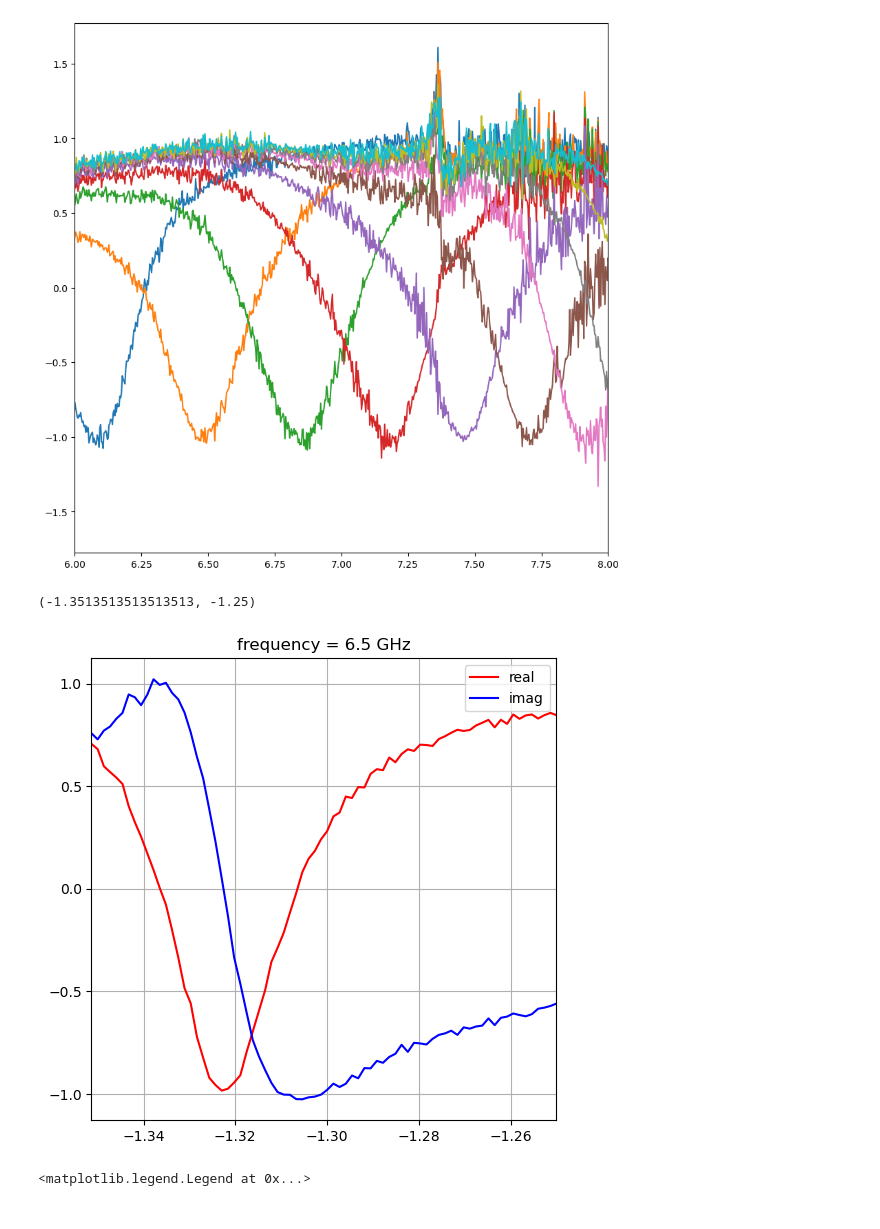
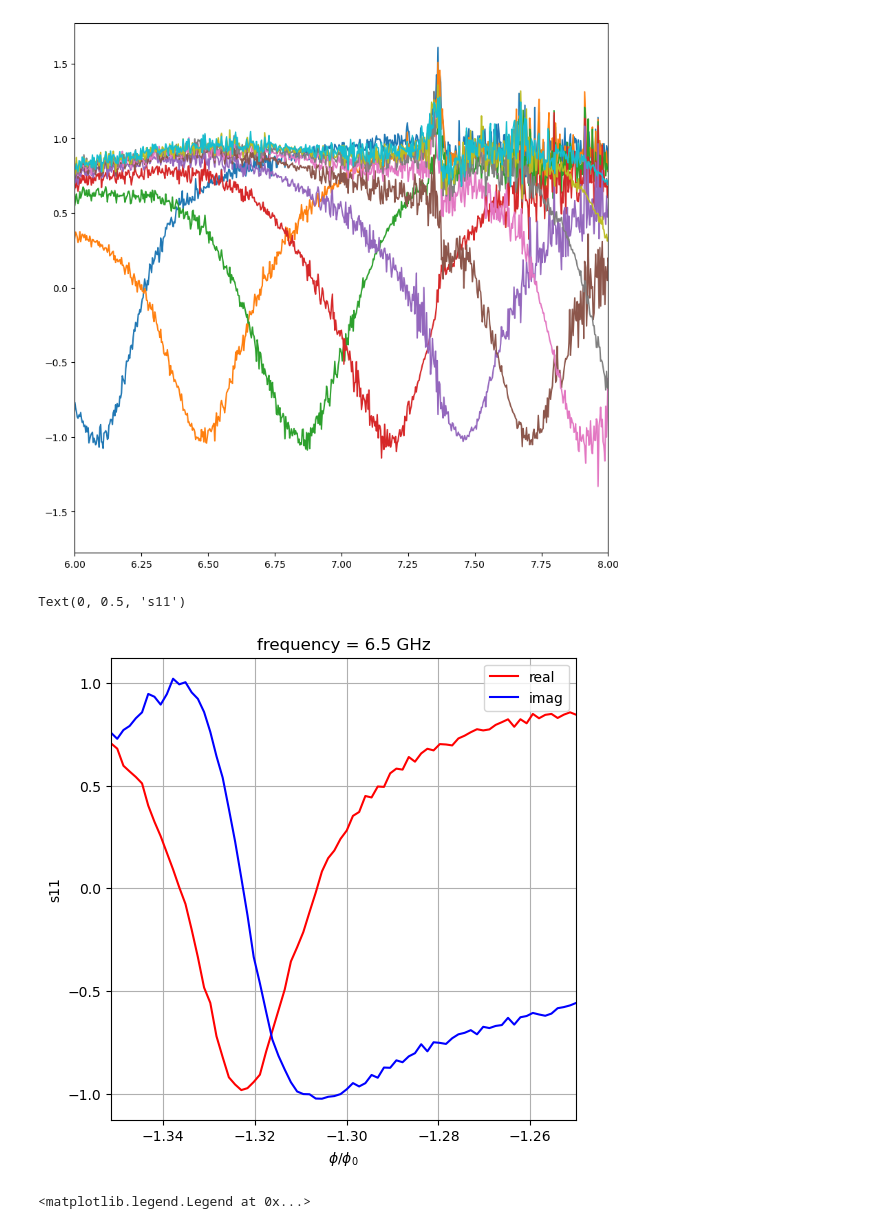
Before and after one commit to lafefspietz/jcal, a Jupyter notebook: unwrapped-s-fits.ipynb, the cells around one changed output. Cells and saved outputs as stored; diff of their text form; code cells hidden in the pictures.

```diff
--- a/unwrapped-s-fits.ipynb
+++ b/unwrapped-s-fits.ipynb
@@ -376,15 +396,17 @@ plt.xlim(6,8)
 # %%
 fig = plt.figure(figsize=(6, 6))
 plt.plot(phiwave[0:200],realxy.transpose()[800][0:200],color="red")
 plt.plot(phiwave[0:200],imagxy.transpose()[800][0:200],color="blue")
 plt.title("frequency = " + str(fghz[800]) + " GHz")
 plt.xlim(phiwave[0],phiwave[200])
 plt.grid()
 plt.legend(["real","imag"])
 plt.xlim(phiwave[0],-1.25)
+plt.xlabel('$\phi/\phi_0$')
+plt.ylabel('s11')
 # %% [output]
-(-1.3513513513513513, -1.25)
+Text(0, 0.5, 's11')
-[figure, old version]
+[figure, new version]
 # %%
 fig = plt.figure(figsize=(6, 6))
 plt.plot(phiwave[0:200],realxy.transpose()[700][0:200],color="red")
```
Also changed, not shown: parts of 19 cells of this notebook, 2 other files.
